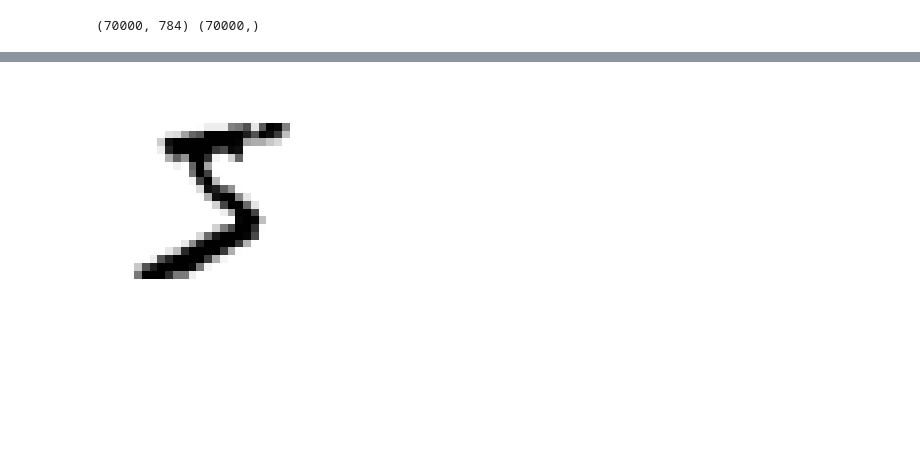
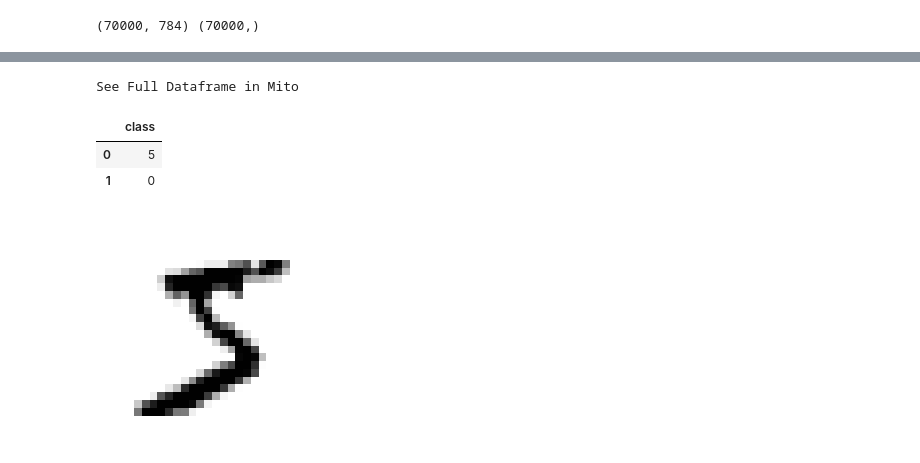
Before and after one commit to afoviedo/data-science-portfolio, a Jupyter notebook: Image Classification/Image Clasification with ML.ipynb, the cells around one changed output, grey strips where cells are left out. Saved outputs shown, nothing was run; the diff lists cells and outputs as text; code cells hidden in the pictures; blank space fills up the shorter version.

```diff
--- a/Image Classification/Image Clasification with ML.ipynb
+++ b/Image Classification/Image Clasification with ML.ipynb
@@ -43,0 +51,7 @@ print(X.shape, y.shape)
+# %%
+y.head(2)
+# %% [output]
+See Full Dataframe in Mito
+|  | class |
+| 0 | 5 |
+| 1 | 0 |
```
Also changed, not shown: parts of 40 cells of this notebook.
